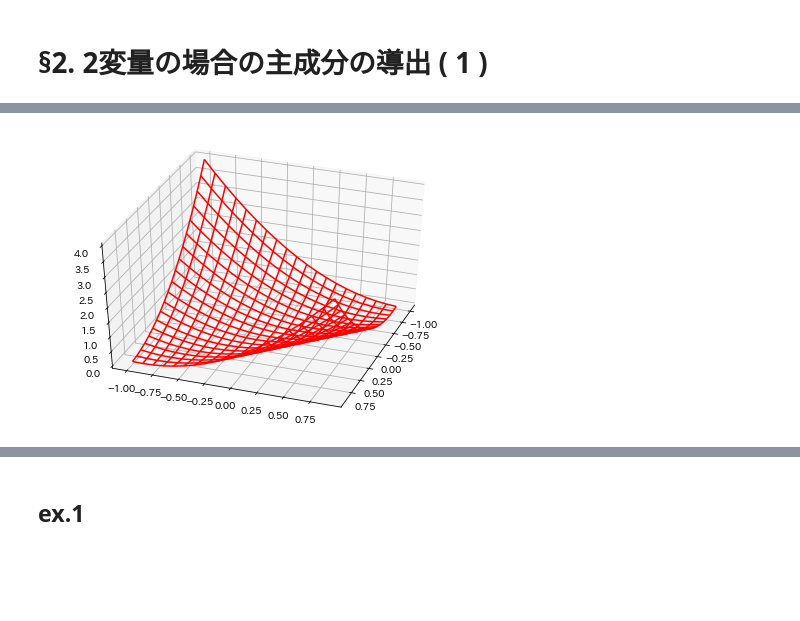
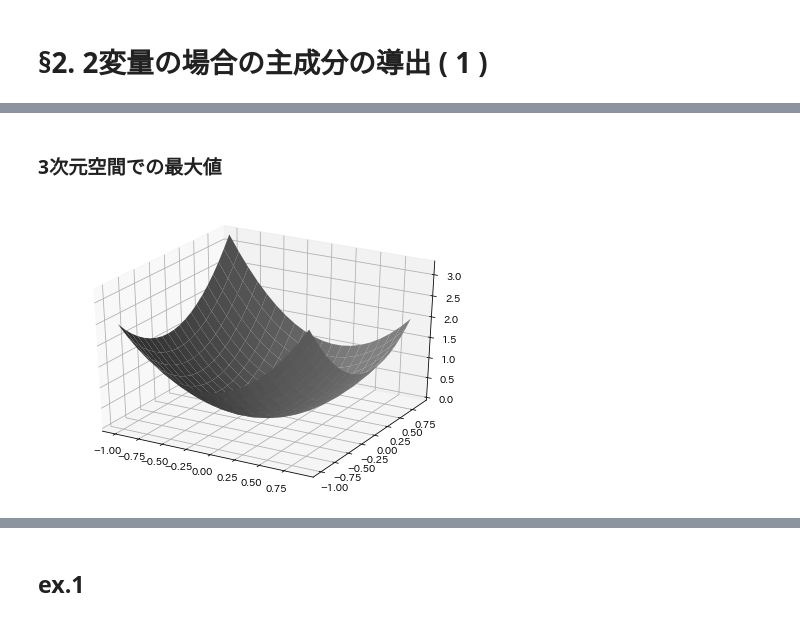
Before and after one commit to kabupen/stamp, a Jupyter notebook: books/mva/jupyter/section2_pca.ipynb, the cells around one changed output, grey strips where cells are left out. Saved outputs shown, nothing was run; the diff lists cells and outputs as text; code cells hidden in the pictures; blank space fills up the shorter version.

```diff
--- a/books/mva/jupyter/section2_pca.ipynb
+++ b/books/mva/jupyter/section2_pca.ipynb
@@ -31,21 +191,31 @@ $$
+# %% [markdown]
+### 3次元空間での最大値
 # %%
+import matplotlib.pyplot as plt
 from mpl_toolkits.mplot3d import Axes3D
 import numpy as np
 
+# 2次元のダミーデータ
+np.random.seed(123)
+dummy = np.random.randn(2, 10)
+cov = np.cov(dummy)
+
+# 合成変量の係数
 a1 = np.arange(-1, 1, 0.1)
 a2 = np.arange(-1, 1, 0.1)
 a11, a22 = np.meshgrid(a1, a2)
-z = a11**2 + 2 * a11 * a22 + a22**2
+z = a11**2 * cov[0,0] + 2 * a11 * a22 * cov[0,1] + a22**2 * cov[1,1]
 
 fig = plt.figure()
 ax1 = Axes3D(fig)
 
-ax1.plot_wireframe(a11, a22, z, color="red")
+#ax1.plot_wireframe(a11, a22, z, color="gray")
+ax1.plot_surface(a11, a22, z, color="gray")
 #ax1.scatter3D(X, Y, Z)
 ax1.set_label("a1")
 ax1.set_label("a2")
-ax1.view_init(40, 20)
+#ax1.view_init(40, 20)
 
 plt.show()
 # %% [output]
-[figure, old version]
+[figure, new version]
```
Also changed, not shown: parts of 24 cells of this notebook, 52 other files.
